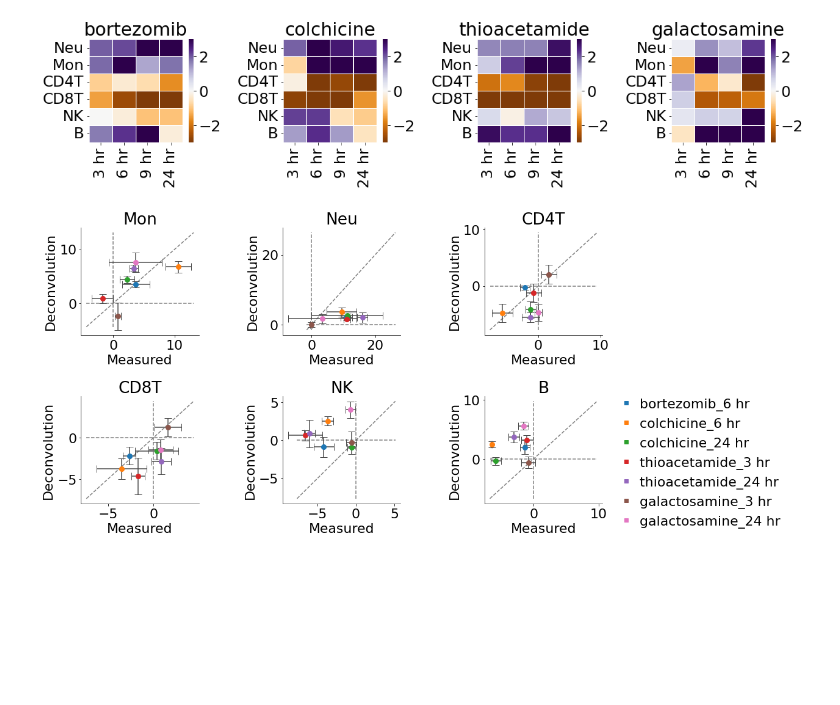
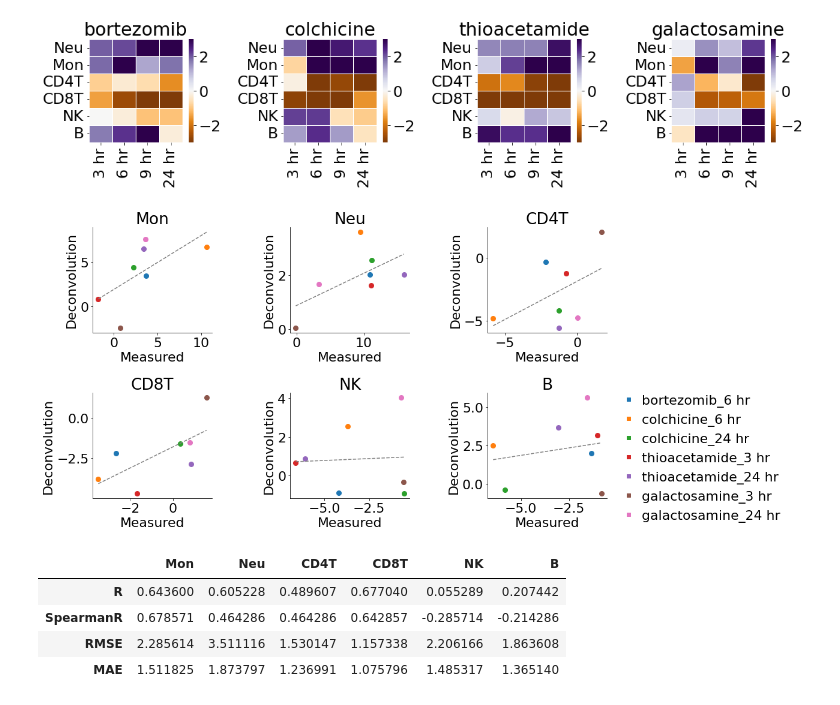
Before and after one commit to mizuno-group/RatDeconvolution, a Jupyter notebook: code/2_tggate_validation.ipynb, the cells around one changed output. Saved outputs shown, nothing was run; the diff lists cells and outputs as text; code cells hidden in the pictures; blank space fills up the shorter version.

```diff
--- a/code/2_tggate_validation.ipynb
+++ b/code/2_tggate_validation.ipynb
@@ -136,6 +136,29 @@ def calc_stat(arr, median=True):
     else:
         return v_mean, b-v_mean
 
+def calc_statistics(x, y):
+    model = LinearRegression()
+    model.fit(x, y)
+    y_pred = model.predict(x)
+    r = np.corrcoef(x.reshape(1,-1),y.reshape(1,-1))[0][1]
+    spr = st.spearmanr(x,y)[0]
+    mae = metrics.mean_absolute_error(y, y_pred)
+    rmse = np.sqrt(metrics.mean_absolute_error(y, y_pred))
+    r2 = model.score(x, y)
+    return r, spr, mae, rmse#, r2
+
+def calc_predictivity(df1, df2, drugs):
+    immunes=["Mon", "Neu", "CD4T", "CD8T", "NK", "B"]
+    df_stat = pd.DataFrame(index=["R","SpearmanR","RMSE","MAE"], columns=immunes)
+    df1_temp = df1.groupby(axis=0, level=0).median()
+    df2_temp = df2.groupby(axis=0, level=0).median()
+    df1_temp, df2_temp = df1_temp.loc[drugs,:], df2_temp.loc[drugs,:]
+    for v, immune in enumerate(immunes):
+        x = df1_temp[immune].values.reshape(-1, 1)
+        y = df2_temp[immune].values.reshape(-1, 1)
+        df_stat[immune] = calc_statistics(x, y)
+    return df_stat
+
 def load_data():
     # load
     df_res = pd.read_csv(f"{root}/result/tggate_result.csv", index_col=0)
@@ -220,46 +243,56 @@ def plot_fig3b():
             y_max = df_2.max()
             min_all = min(y_min, x_min)
             max_all = max(y_max, x_max)
-            ax.plot([min_all, max_all], [min_all, max_all], color='grey', linestyle='dashed')
-            ax.hlines(y=0,xmin=min_all,xmax=max_all, color='grey', linestyles='dashed')
-            ax.vlines(x=0,ymin=min_all,ymax=max_all, color='grey', linestyles='dashed')
             # Plot
-            for i, drug in enumerate(drugs):
-                ax.errorbar(lst_stats_1[i][0], lst_stats_2[i][0], xerr=lst_stats_1[i][1], yerr=lst_stats_2[i][1], capsize=6, color="0.3")
+            #for i, drug in enumerate(drugs):
+            #    ax.errorbar(lst_stats_1[i][0], lst_stats_2[i][0], xerr=lst_stats_1[i][1], yerr=lst_stats_2[i][1], capsize=6, color="0.3")
             for i, drug in enumerate(drugs):
                 ax.plot(lst_stats_1[i][0], lst_stats_2[i][0], markersize=8, linestyle='None', marker="o", color=colors[i], label=drug)
+            # regression
+            x, y = np.array([i[0] for i in lst_stats_1]).reshape(-1, 1), np.array([i[0] for i in lst_stats_2])
+            model = LinearRegression()
+            model.fit(x, y)
+            y_fit=model.predict(x)
+            ax.plot([min(x), max(x)], [min(y_fit), max(y_fit)], linestyle="dashed", color="grey")
             ax.set_xlabel('Measured')
             ax.set_ylabel('Deconvolution')
             ax.set_title(immune)
             plt.gca().spines['right'].set_visible(False)
             plt.gca().spines['top'].set_visible(False)
             plt.gca().yaxis.set_ticks_position('left')
             plt.gca().xaxis.set_ticks_position('bottom')
         # For Legend
         ax = fig.add_subplot(2,4,8)
         for i, drug in enumerate(drugs):
             ax.plot([], [], marker="s", color=colors[i], label=drug, linestyle="none")
+        ax.set_yticks([])
+        ax.set_xticks([])
         plt.gca().spines['right'].set_visible(False)
         plt.gca().spines['left'].set_visible(False)
         plt.gca().spines['top'].set_visible(False)
         plt.gca().spines['bottom'].set_visible(False)
-        ax.set_yticks([])
-        ax.set_xticks([])
+
         legend = ax.legend(bbox_to_anchor=(0.9, 1.1), loc='upper right',frameon=False, handletextpad=0, ncol=1, columnspacing=1)
         plt.tight_layout()
-        #plt.savefig(f"{root}/figures/fig3b.png", dpi=300)
+        plt.savefig(f"{root}/figures/fig3b.png", dpi=300)
         plt.show()
     drugs = [
         'bortezomib_6 hr',
         'colchicine_6 hr',
         'colchicine_24 hr',
         'thioacetamide_3 hr',
         'thioacetamide_24 hr',
         'galactosamine_3 hr',
         'galactosamine_24 hr',
     ]
     df_res_z, df_count_z = load_data2()
     plot_immune(df_count_z, df_res_z, drugs=drugs, figsize=(18,8))
+    return calc_predictivity(df_res_z, df_count_z, drugs)
 plot_fig3b()
 # %% [output]
-[figure, old version]
+[figure, new version]
+|  | Mon | Neu | CD4T | CD8T | NK | B |
+| R | 0.643600 | 0.605228 | 0.489607 | 0.677040 | 0.055289 | 0.207442 |
+| SpearmanR | 0.678571 | 0.464286 | 0.464286 | 0.642857 | -0.285714 | -0.214286 |
+| RMSE | 2.285614 | 3.511116 | 1.530147 | 1.157338 | 2.206166 | 1.863608 |
+| MAE | 1.511825 | 1.873797 | 1.236991 | 1.075796 | 1.485317 | 1.365140 |
```
Also changed, not shown: parts of 1 cell of this notebook, 1 other file.
